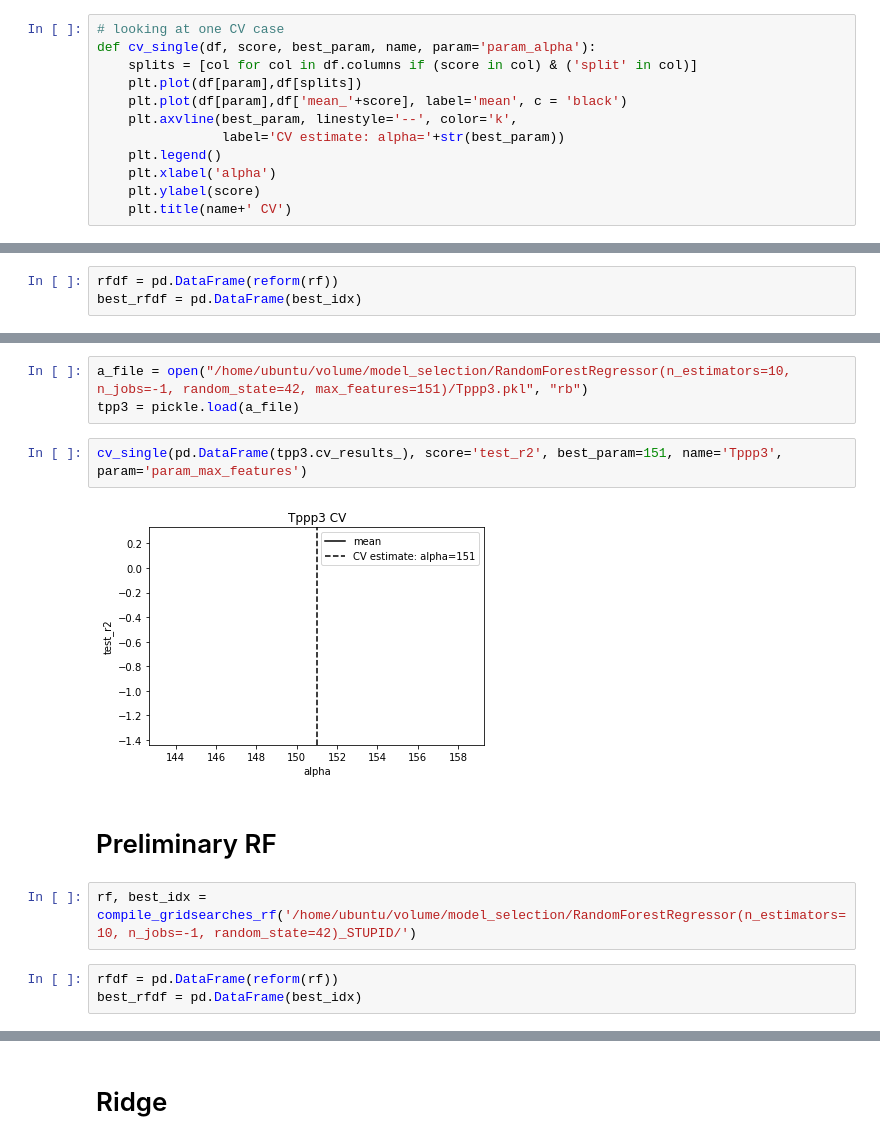
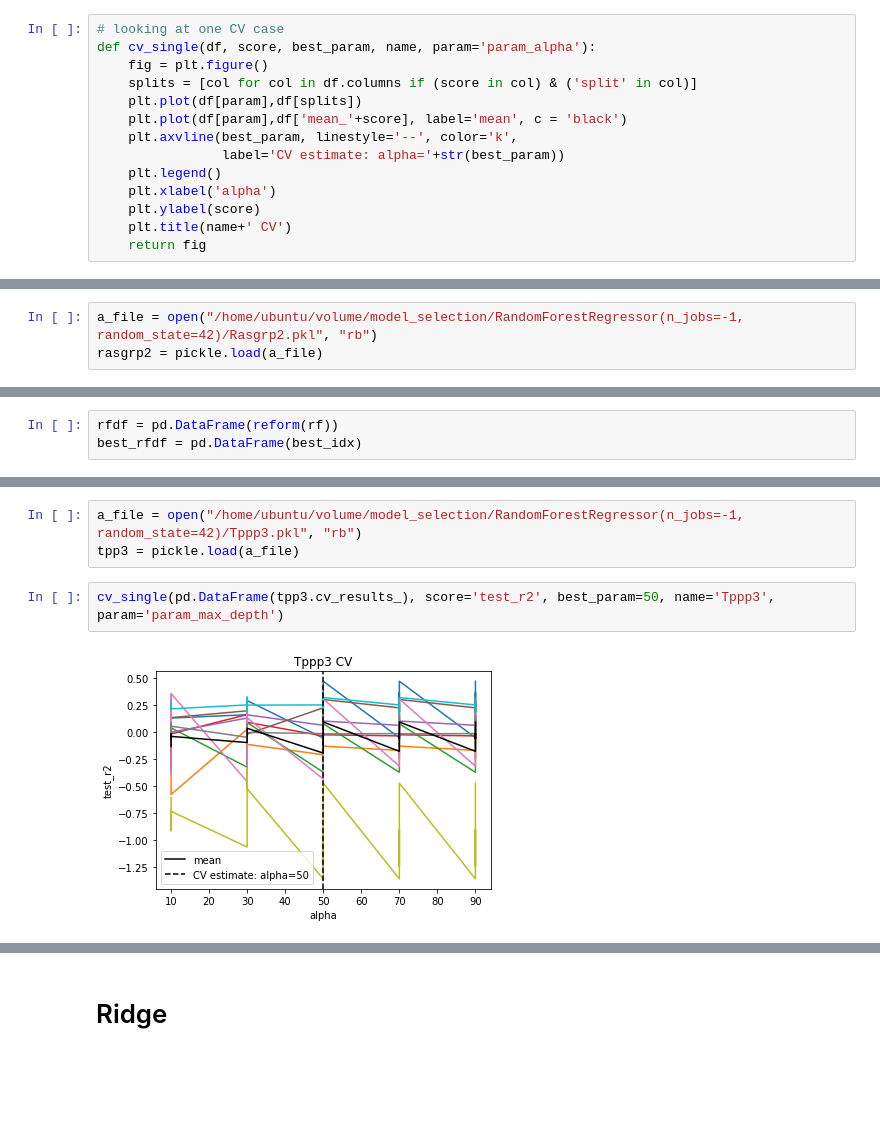
Before and after one commit to antschum/thesis, a Jupyter notebook: model selection.ipynb, the cells around one changed output, grey strips where cells are left out. Drawn from its saved outputs; the diff is of its cells as text; blank space fills up the shorter version.

```diff
--- a/model selection.ipynb
+++ b/model selection.ipynb
@@ -52,6 +57,7 @@ def cv_plot(df, model='', parameter='', score='mean_test_r2'):
 # %%
 # looking at one CV case
 def cv_single(df, score, best_param, name, param='param_alpha'):
+    fig = plt.figure()
     splits = [col for col in df.columns if (score in col) & ('split' in col)]
     plt.plot(df[param],df[splits])
     plt.plot(df[param],df['mean_'+score], label='mean', c = 'black')
@@ -61,5 +67,6 @@ def cv_single(df, score, best_param, name, param='param_alpha'):
     plt.xlabel('alpha')
     plt.ylabel(score)
     plt.title(name+' CV')
+    return fig
 # %%
 def parameter_r2_plot(df, model='', parameter='', feature='best_param'):
@@ -216,4 +301,7 @@ cv_single(pd.DataFrame(rasgrp2.cv_results_), name='Rasgrp2', best_param=0.000358
 # Random Forest
 # %% [markdown]
 Random forest lief mit max depth und n_estimators=10 2.24h
+# %%
+a_file = open("/home/ubuntu/volume/model_selection/RandomForestRegressor(n_jobs=-1, random_state=42)/Rasgrp2.pkl", "rb")
+rasgrp2 = pickle.load(a_file)
 # %%
@@ -242,14 +355,7 @@ best_rfdf.transpose().nlargest(5, 'mean_test_r2')
 # %%
-a_file = open("/home/ubuntu/volume/model_selection/RandomForestRegressor(n_estimators=10, n_jobs=-1, random_state=42, max_features=151)/Tppp3.pkl", "rb")
+a_file = open("/home/ubuntu/volume/model_selection/RandomForestRegressor(n_jobs=-1, random_state=42)/Tppp3.pkl", "rb")
 tpp3 = pickle.load(a_file)
 # %%
-cv_single(pd.DataFrame(tpp3.cv_results_), score='test_r2', best_param=151, name='Tppp3', param='param_max_features')
+cv_single(pd.DataFrame(tpp3.cv_results_), score='test_r2', best_param=50, name='Tppp3', param='param_max_depth')
 # %% [output]
-[figure, old version]
+[figure, new version]
-# %% [markdown]
-# Preliminary RF
-# %%
-rf, best_idx = compile_gridsearches_rf('/home/ubuntu/volume/model_selection/RandomForestRegressor(n_estimators=10, n_jobs=-1, random_state=42)_STUPID/')
-# %%
-rfdf = pd.DataFrame(reform(rf))
-best_rfdf = pd.DataFrame(best_idx)
```
Also changed, not shown: parts of 64 cells of this notebook, 7 other files.
